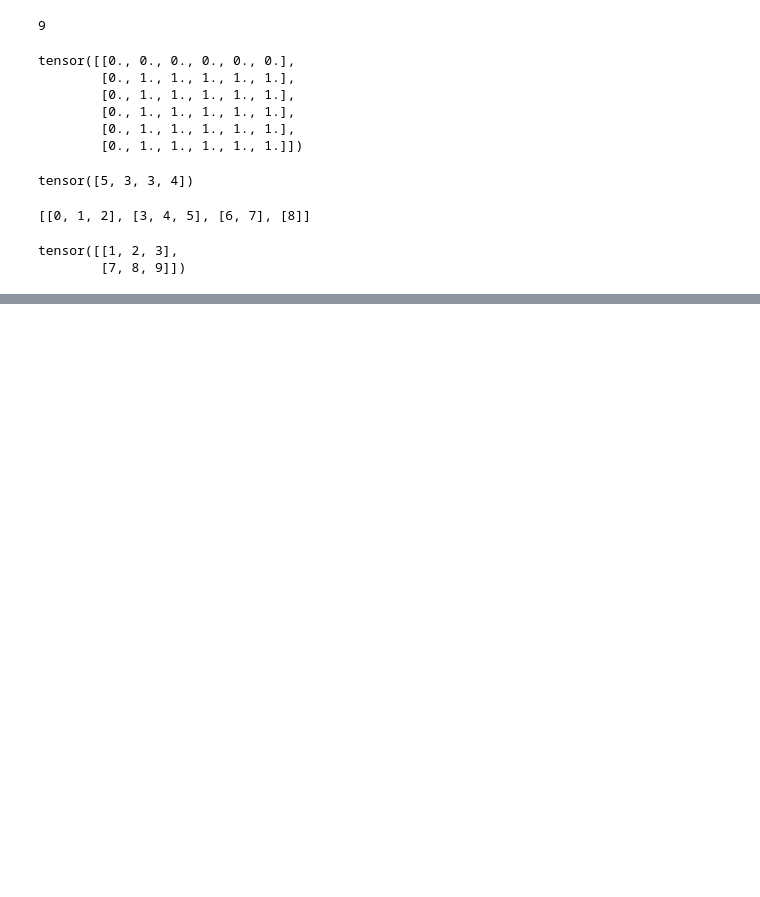
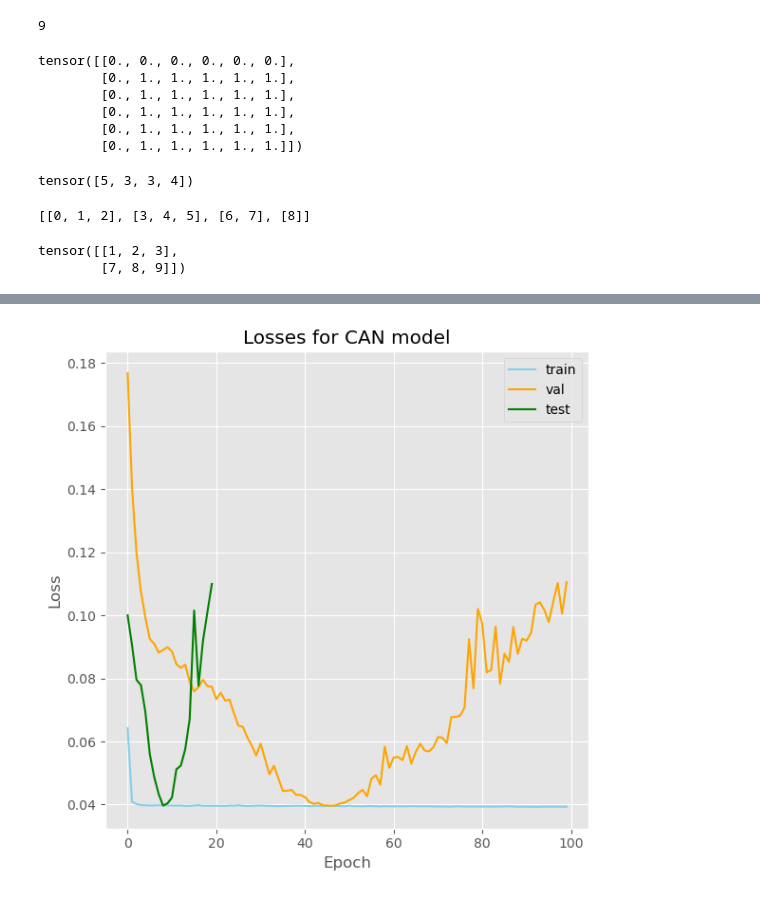
Before and after one commit to xwang38438/Cell-Attention-Network-on-Molecule, a Jupyter notebook: data_visualization.ipynb, the cells around one changed output, grey strips where cells are left out. Drawn from its saved outputs; the diff is of its cells as text; code cells hidden in the pictures; blank space fills up the shorter version.

```diff
--- a/data_visualization.ipynb
+++ b/data_visualization.ipynb
@@ -26,5 +26,5 @@ plt.show()
 # %%
 import pickle
 
-with open('data/qm9_train_cell_complex.pkl', 'rb') as f:
+with open('data/qm9_test_cell_complex.pkl', 'rb') as f:
     data = pickle.load(f)
@@ -275,0 +282,35 @@ tensor([[1, 2, 3],
+# %%
+import pickle
+
+with open('check_points/can_losses_dict.pkl', 'rb') as f:
+    can_losses_dict = pickle.load(f)
+# %%
+can = can_losses_dict['out_channels: 32, heads: 3, n_layers: 2']
+train_losses = can['train_losses']
+val_losses = can['val_losses']
+test_losses = can['test_losses']
+# %%
+# plot the training loss
+import matplotlib.pyplot as plt
+import numpy as np
+
+# Use a style for the plot
+plt.style.use('ggplot')
+
+fig, axs = plt.subplots(1, 1, figsize=(6, 6))
+
+# Plot the first histogram with a color and edge color
+axs.plot(np.arange(0, len(train_losses), 1), train_losses, color='skyblue', label='train')
+axs.plot(np.arange(0, len(val_losses), 1), val_losses, color='orange', label='val')
+axs.plot(np.arange(0, len(test_losses), 1), test_losses, color='green', label='test')
+axs.set_xlabel('Epoch')
+axs.set_ylabel('Loss')
+
+axs.set_title('Losses for CAN model')
+axs.legend()
+
+plt.tight_layout()
+
+plt.show()
+# %% [output]
+[figure, added]
```
Also changed, not shown: parts of 4 cells of this notebook, 9 other files.
